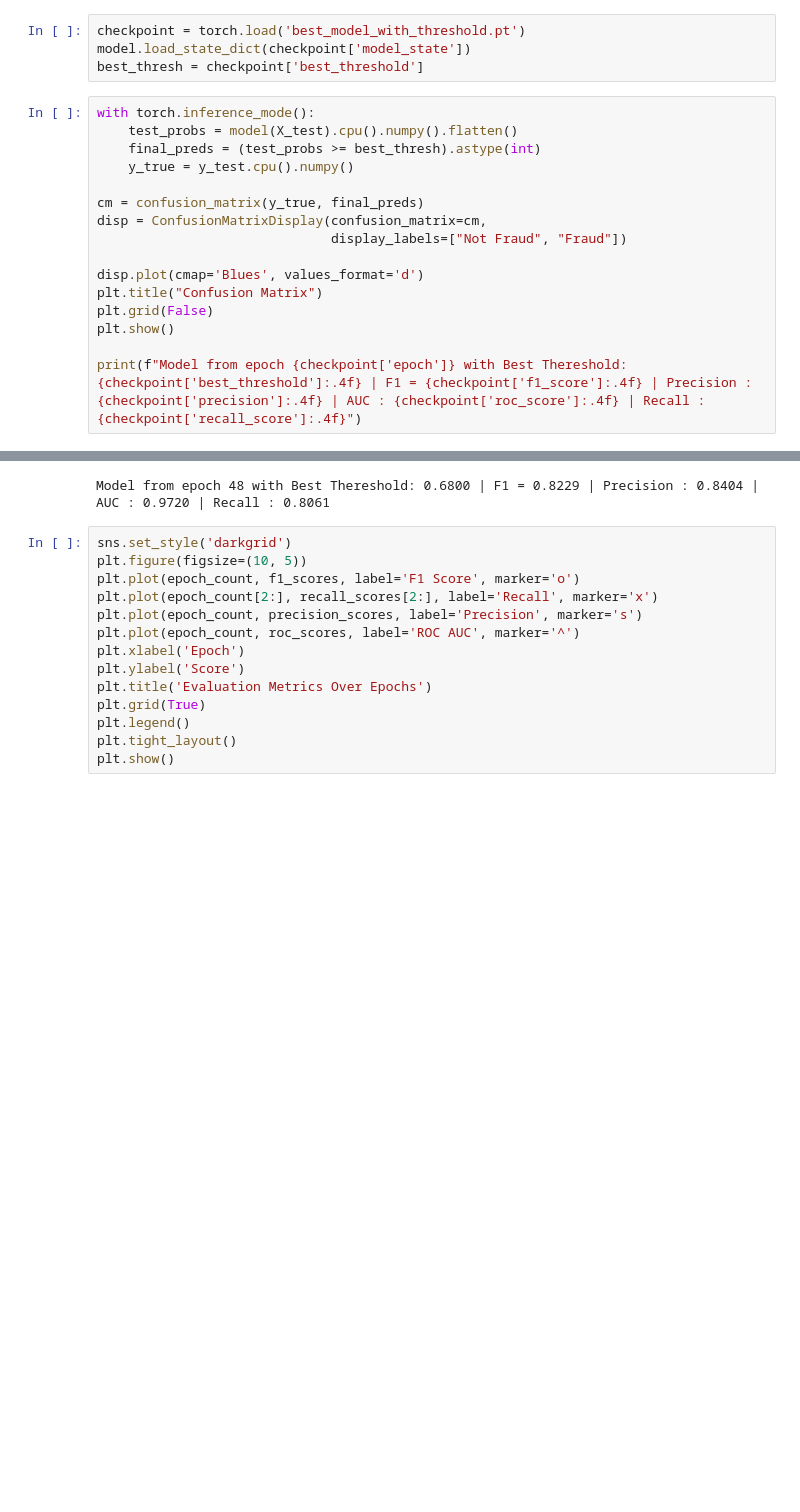
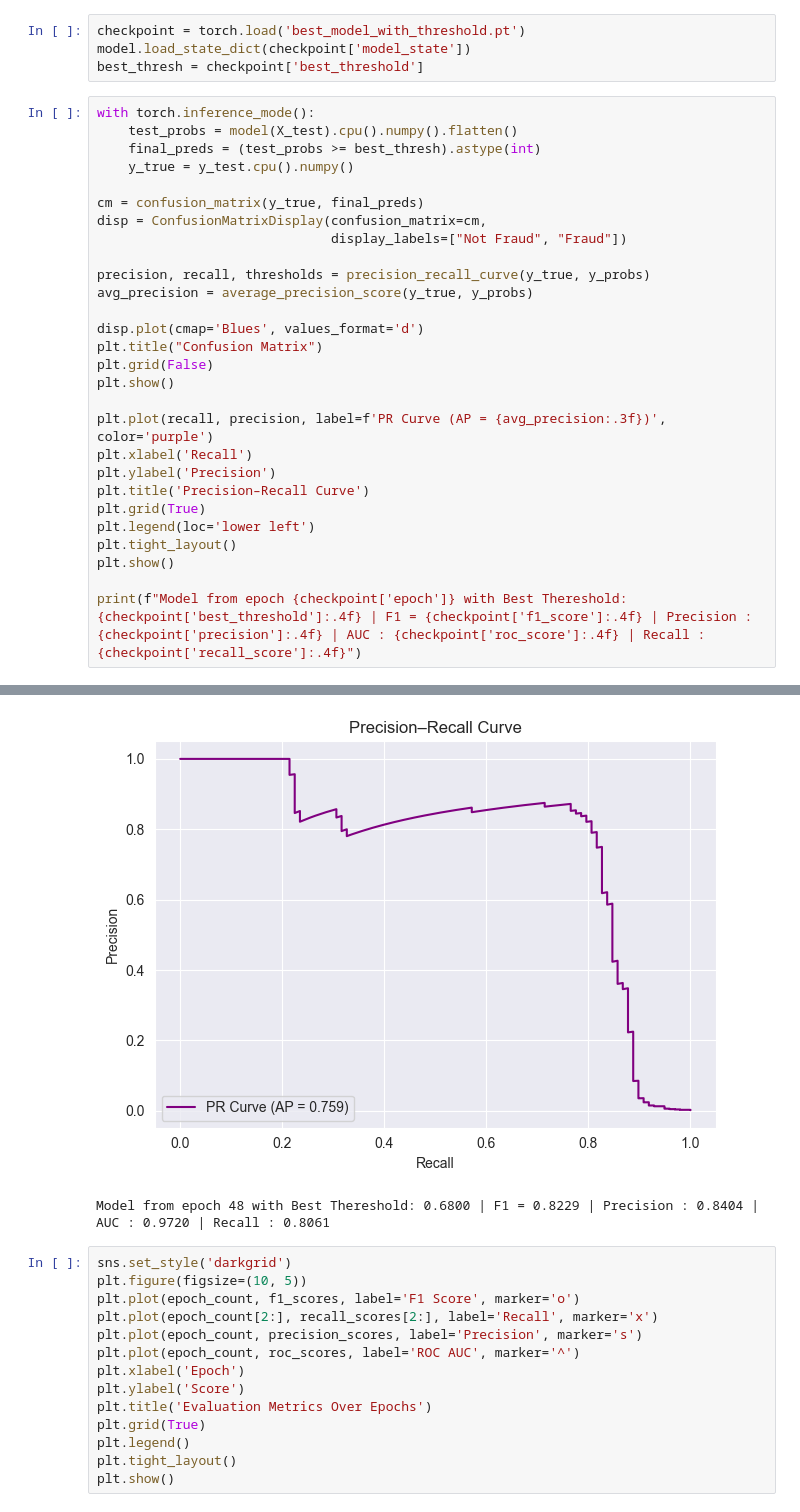
Before and after one commit to severussnape19/credit-card-fraud-detection, a Jupyter notebook: project.ipynb, the cells around one changed output, grey strips where cells are left out. Saved outputs shown, nothing was run; the diff lists cells and outputs as text; blank space fills up the shorter version.

```diff
--- a/project.ipynb
+++ b/project.ipynb
@@ -274,21 +274,34 @@ best_thresh = checkpoint['best_threshold']
 # %%
 with torch.inference_mode():
     test_probs = model(X_test).cpu().numpy().flatten()
     final_preds = (test_probs >= best_thresh).astype(int)
     y_true = y_test.cpu().numpy()
 
 cm = confusion_matrix(y_true, final_preds)
 disp = ConfusionMatrixDisplay(confusion_matrix=cm,
                               display_labels=["Not Fraud", "Fraud"])
 
+precision, recall, thresholds = precision_recall_curve(y_true, y_probs)
+avg_precision = average_precision_score(y_true, y_probs)
+
 disp.plot(cmap='Blues', values_format='d')
 plt.title("Confusion Matrix")
 plt.grid(False)
 plt.show()
 
+plt.plot(recall, precision, label=f'PR Curve (AP = {avg_precision:.3f})', color='purple')
+plt.xlabel('Recall')
+plt.ylabel('Precision')
+plt.title('Precision–Recall Curve')
+plt.grid(True)
+plt.legend(loc='lower left')
+plt.tight_layout()
+plt.show()
+
 print(f"Model from epoch {checkpoint['epoch']} with Best Thereshold: {checkpoint['best_threshold']:.4f} | F1 = {checkpoint['f1_score']:.4f} | Precision : {checkpoint['precision']:.4f} | AUC : {checkpoint['roc_score']:.4f} | Recall : {checkpoint['recall_score']:.4f}")
 # %% [output]
 [figure]
+[figure, added]
 Model from epoch 48 with Best Thereshold: 0.6800 | F1 = 0.8229 | Precision : 0.8404 | AUC : 0.9720 | Recall : 0.8061
 # %%
 sns.set_style('darkgrid')
```
Also changed, not shown: parts of 4 cells of this notebook.
